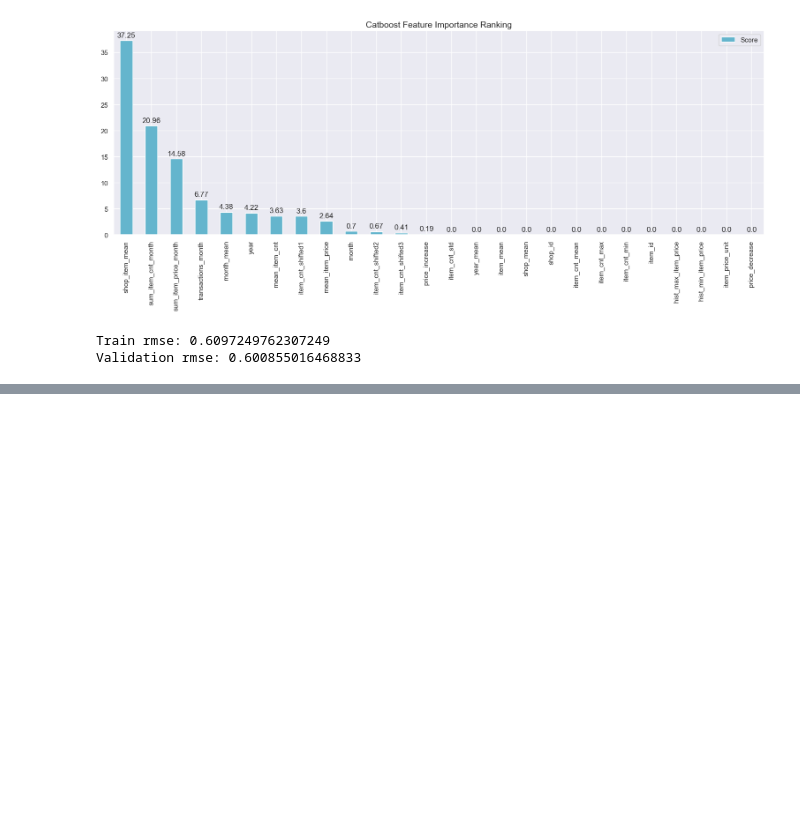
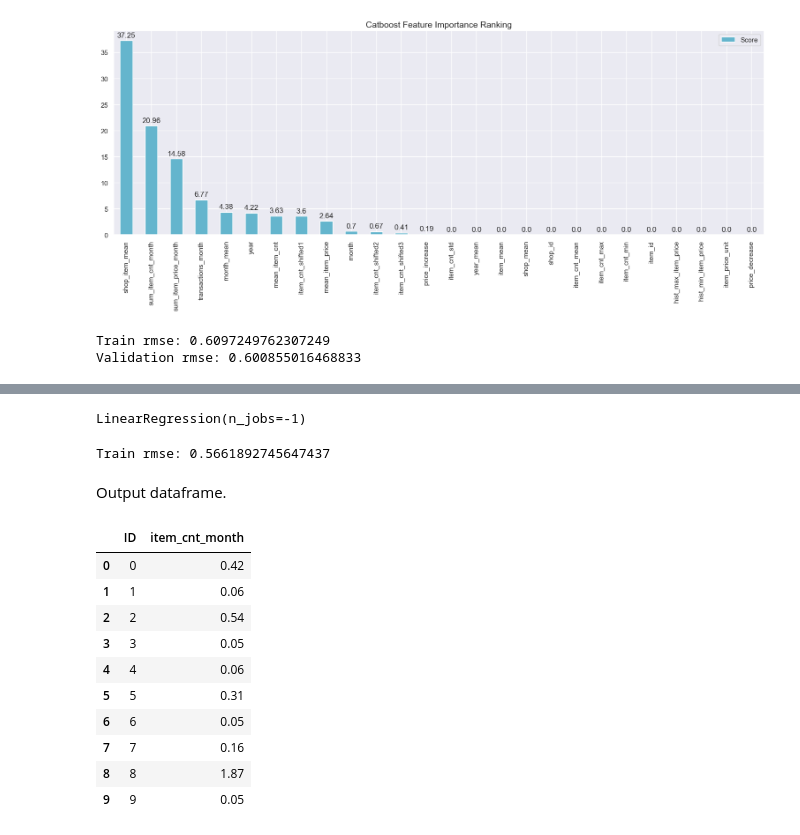
Before and after one commit to ionahu08/StoreSalesForecasting, a Jupyter notebook: Competition/Code/EDA and Feature Engineer.ipynb, the cells around one changed output, grey strips where cells are left out. Saved outputs shown, nothing was run; the diff lists cells and outputs as text; code cells hidden in the pictures; blank space fills up the shorter version.

```diff
--- a/Competition/Code/EDA and Feature Engineer.ipynb
+++ b/Competition/Code/EDA and Feature Engineer.ipynb
@@ -795,0 +1010,34 @@ array([0.31797275, 0.02641992, 0.35227381, ..., 0.14572462, 0.02641992,
+# %%
+meta_model = LinearRegression(n_jobs=-1)
+# %%
+# Drop label from dataset.
+first_level.drop('label', axis=1, inplace=True)
+meta_model.fit(first_level, Y_validation)
+# %% [output]
+LinearRegression(n_jobs=-1)
+# %%
+ensemble_pred = meta_model.predict(first_level)
+final_predictions = meta_model.predict(first_level_test)
+# %%
+print('Train rmse:', np.sqrt(mean_squared_error(ensemble_pred, Y_validation)))
+# %% [output]
+Train rmse: 0.5661892745647437
+# %% [markdown]
+Output dataframe.
+# %%
+prediction_df = pd.DataFrame(test['ID'], columns=['ID'])
+prediction_df['item_cnt_month'] = final_predictions.clip(0., 20.)  # clip used to prevent negative value and extreme values -- function is used to limit the values in the final_predictions array or series to a specified range, in this case between 0 and 20.
+prediction_df.to_csv('submission.csv', index=False)
+prediction_df.head(10)
+# %% [output]
+|  | ID | item_cnt_month |
+| 0 | 0 | 0.42 |
+| 1 | 1 | 0.06 |
+| 2 | 2 | 0.54 |
+| 3 | 3 | 0.05 |
+| 4 | 4 | 0.06 |
+| 5 | 5 | 0.31 |
+| 6 | 6 | 0.05 |
+| 7 | 7 | 0.16 |
+| 8 | 8 | 1.87 |
+| 9 | 9 | 0.05 |
```
Also changed, not shown: parts of 31 cells of this notebook.
